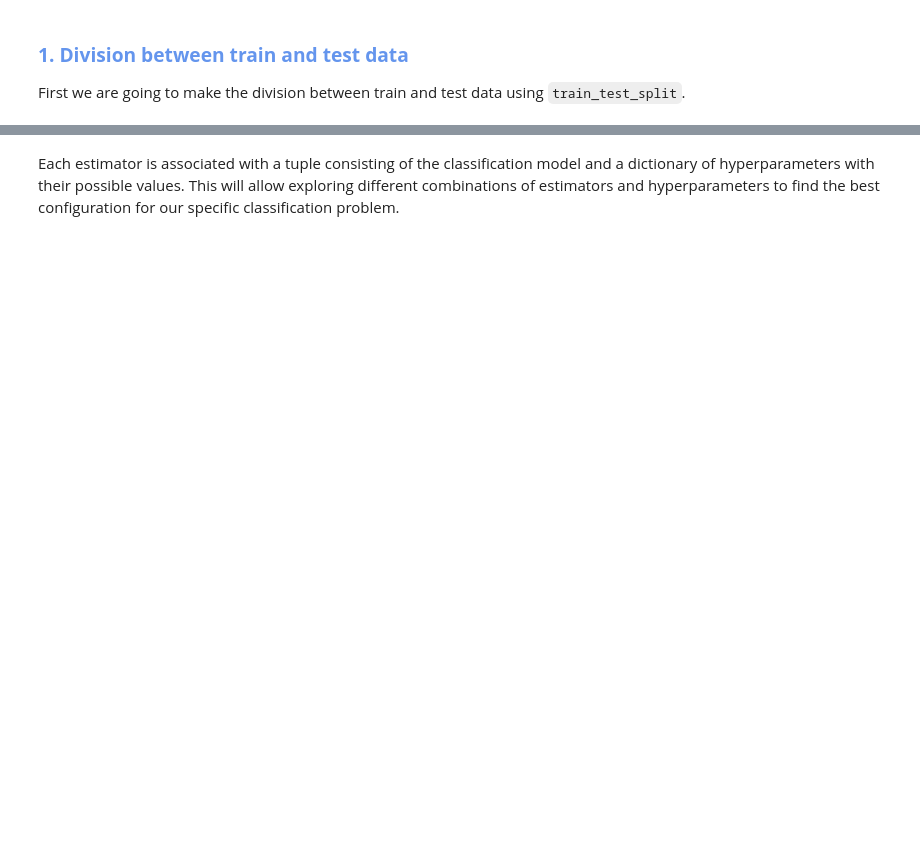
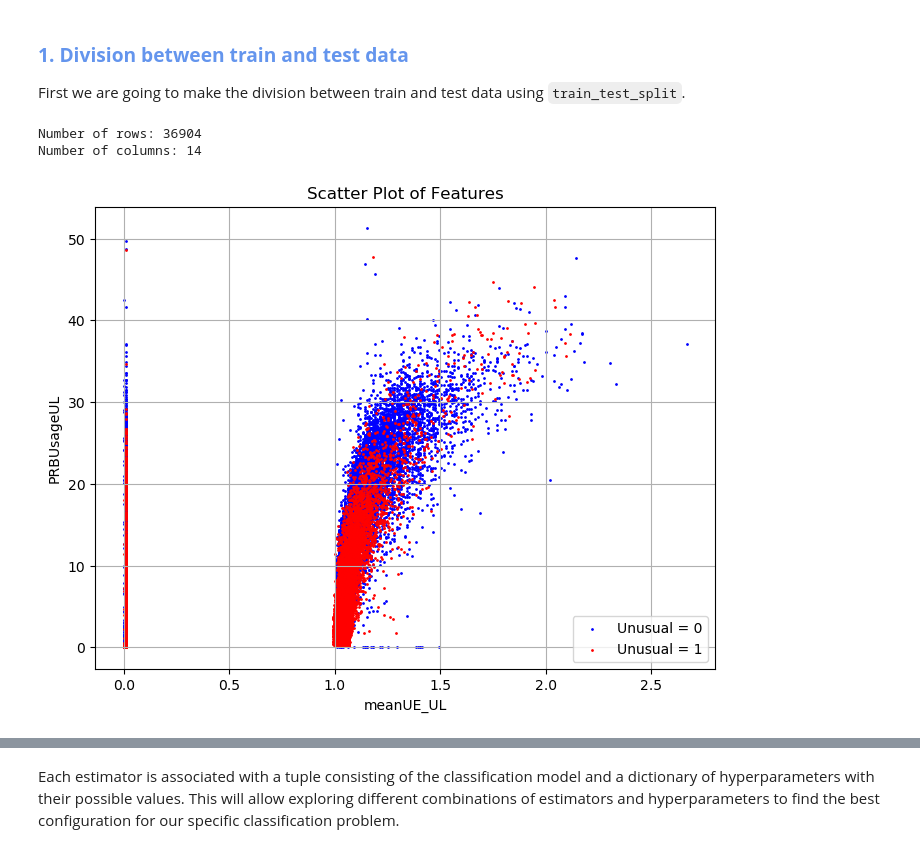
Before and after one commit to GilJimenezCanellas/cellular_networks_predictor, a Jupyter notebook: notebooks/predictor.ipynb, the cells around one changed output, grey strips where cells are left out. Cells and saved outputs as stored; diff of their text form; code cells hidden in the pictures; blank space fills up the shorter version.

```diff
--- a/notebooks/predictor.ipynb
+++ b/notebooks/predictor.ipynb
@@ -30,3 +30,35 @@ from sklearn.neural_network import MLPRegressor
 ### <span style="color:#6495ED">**1. Division between train and test data**</span>
 
 First we are going to make the division between train and test data using `train_test_split`.
+# %%
+path = '/home/gil/Telecos/3B/APA/LAB/Competition/data/'
+train = pd.read_csv(path + 'ML-MATT-CompetitionQT2021_train.csv', delimiter=';')
+test = pd.read_csv(path + 'ML-MATT-CompetitionQT2021_test.xls', delimiter=';')
+
+# from google.colab import drive
+# drive.mount('/content/drive')
+# file_path_train = '/content/drive/My Drive/APA/Competition/data/ML-MATT-CompetitionQT2021_train.csv'
+# file_path_test = '/content/drive/My Drive/APA/Competition/data/ML-MATT-CompetitionQT2021_test.csv'
+# train = pd.read_csv(file_path_train, delimiter=';')
+# test = pd.read_csv(file_path_test, delimiter=';')
+
+print("Number of rows:", train.shape[0])
+print("Number of columns:", train.shape[1])
+# %% [output]
+Number of rows: 36904
+Number of columns: 14
+# %%
+unusual_0 = train[train['Unusual'] == 0]
+unusual_1 = train[train['Unusual'] == 1]
+
+plt.figure(figsize=(8, 6))
+plt.scatter(unusual_0['meanUE_UL'], unusual_0['PRBUsageUL'], color='blue', label='Unusual = 0', s=1)
+plt.scatter(unusual_1['meanUE_UL'], unusual_1['PRBUsageUL'], color='red', label='Unusual = 1', s=1)
+plt.xlabel('meanUE_UL')
+plt.ylabel('PRBUsageUL')
+plt.title('Scatter Plot of Features')
+plt.legend()
+plt.grid(True)
+plt.show()
+# %% [output]
+[figure, added]
```
Also changed, not shown: parts of 39 cells of this notebook, 3 other files.
